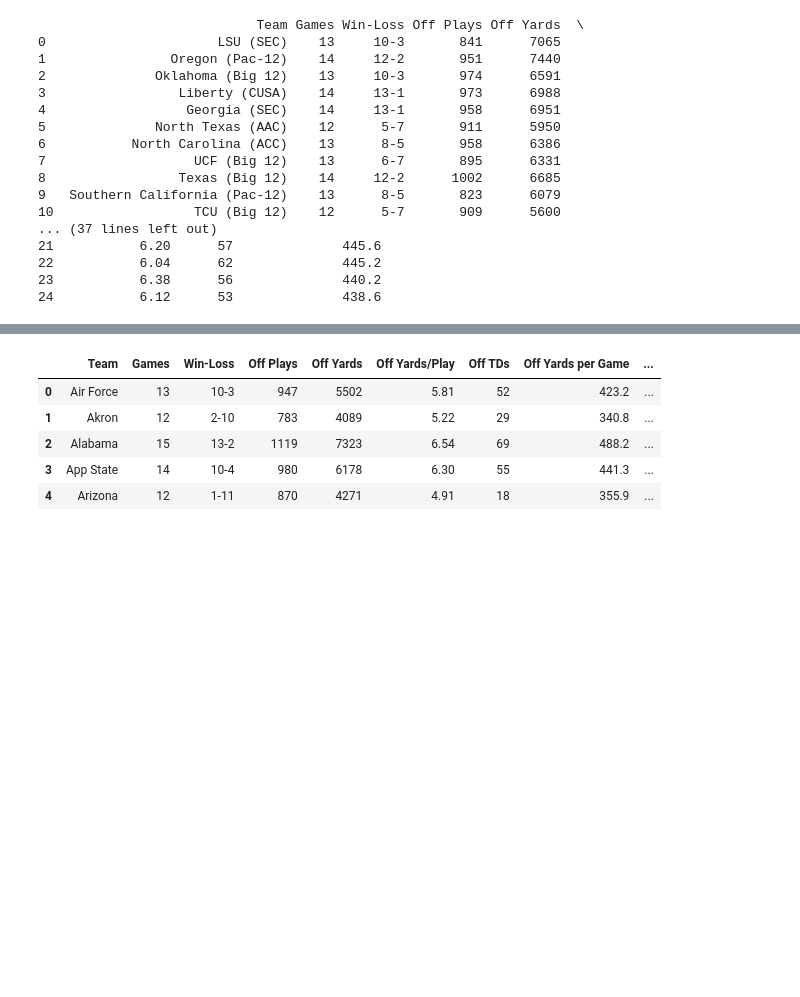
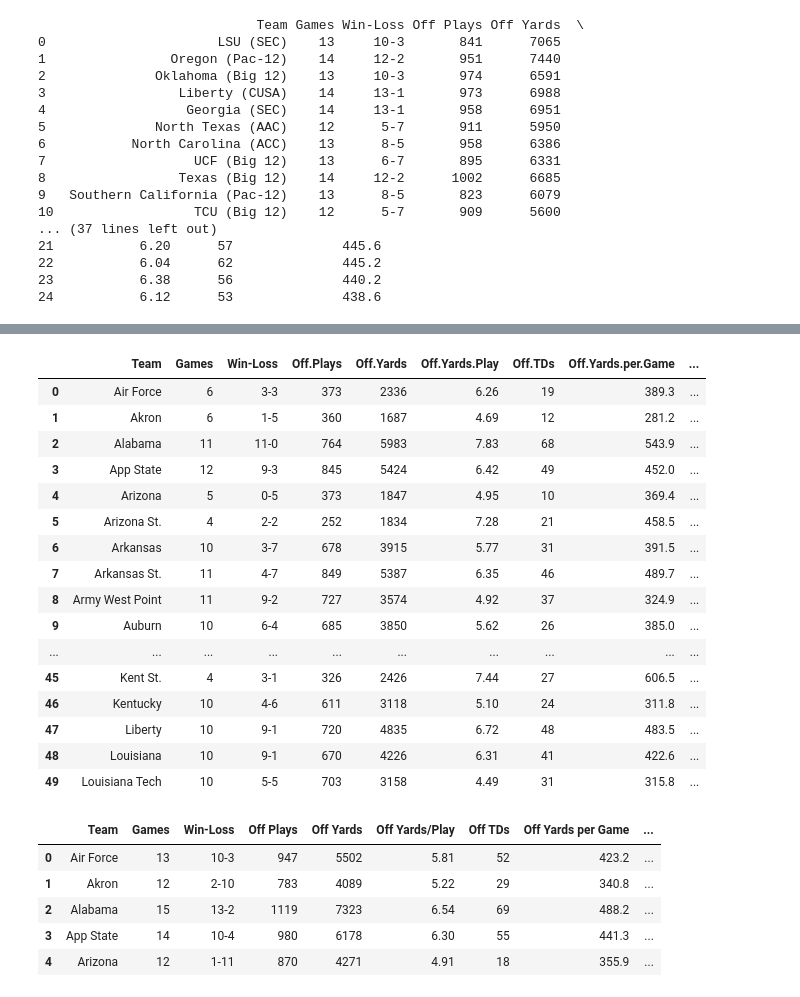
Before and after one commit to JetJagar/cfb_data, a Jupyter notebook: Data_Practice/football_1.ipynb, the cells around one changed output, grey strips where cells are left out. Saved outputs shown, nothing was run; the diff lists cells and outputs as text; code cells hidden in the pictures; blank space fills up the shorter version.

```diff
--- a/Data_Practice/football_1.ipynb
+++ b/Data_Practice/football_1.ipynb
@@ -129,3 +157,23 @@ cfb_23_top_50_df.head()
+# %%
+cfb_20_top_50_df.head(50)
+# %% [output]
+|  | Team | Games | Win-Loss | Off.Plays | Off.Yards | Off.Yards.Play | Off.TDs | Off.Yards.per.Game | ... |
+| 0 | Air Force | 6 | 3-3 | 373 | 2336 | 6.26 | 19 | 389.3 | ... |
+| 1 | Akron | 6 | 1-5 | 360 | 1687 | 4.69 | 12 | 281.2 | ... |
+| 2 | Alabama | 11 | 11-0 | 764 | 5983 | 7.83 | 68 | 543.9 | ... |
+| 3 | App State | 12 | 9-3 | 845 | 5424 | 6.42 | 49 | 452.0 | ... |
+| 4 | Arizona | 5 | 0-5 | 373 | 1847 | 4.95 | 10 | 369.4 | ... |
+| 5 | Arizona St. | 4 | 2-2 | 252 | 1834 | 7.28 | 21 | 458.5 | ... |
+| 6 | Arkansas | 10 | 3-7 | 678 | 3915 | 5.77 | 31 | 391.5 | ... |
+| 7 | Arkansas St. | 11 | 4-7 | 849 | 5387 | 6.35 | 46 | 489.7 | ... |
+| 8 | Army West Point | 11 | 9-2 | 727 | 3574 | 4.92 | 37 | 324.9 | ... |
+| 9 | Auburn | 10 | 6-4 | 685 | 3850 | 5.62 | 26 | 385.0 | ... |
+| ... | ... | ... | ... | ... | ... | ... | ... | ... | ... |
+| 45 | Kent St. | 4 | 3-1 | 326 | 2426 | 7.44 | 27 | 606.5 | ... |
+| 46 | Kentucky | 10 | 4-6 | 611 | 3118 | 5.10 | 24 | 311.8 | ... |
+| 47 | Liberty | 10 | 9-1 | 720 | 4835 | 6.72 | 48 | 483.5 | ... |
+| 48 | Louisiana | 10 | 9-1 | 670 | 4226 | 6.31 | 41 | 422.6 | ... |
+| 49 | Louisiana Tech | 10 | 5-5 | 703 | 3158 | 4.49 | 31 | 315.8 | ... |
 # %%
 # further cleaning the cfb_21_top_50_df
 # cfb_21_top_50_df['Off Yards'] = cfb_21_top_50_df['Off Yards'].str.replace('"', '', regex=False)  # Remove quotes
```
Also changed, not shown: parts of 6 cells of this notebook, 1 other file.
